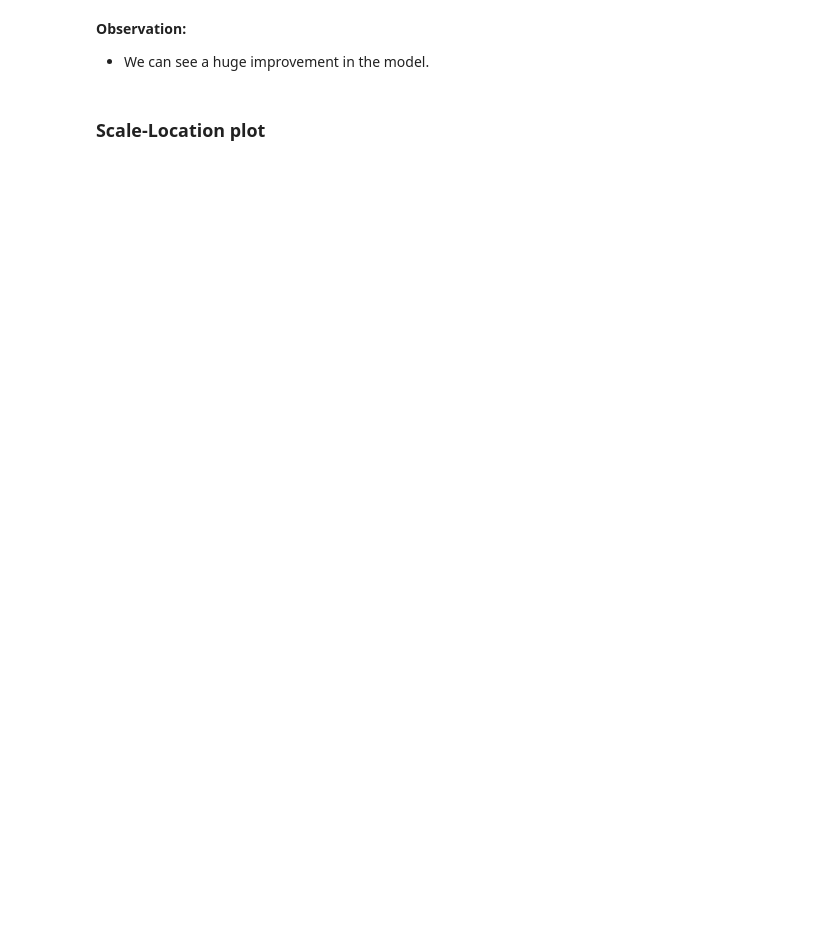
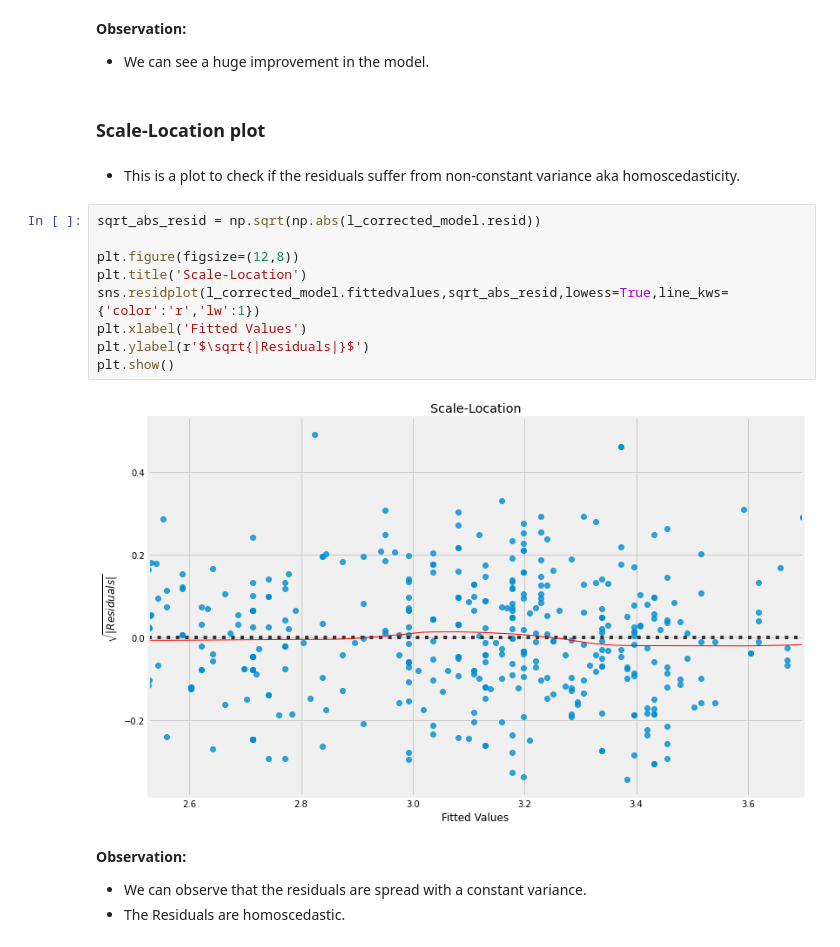
Before and after one commit to Revanthshalon/Machine-Learning, a Jupyter notebook: An Introduction to Statistical Learning/Unit 3 - Linear Regression/Understanding Diagnostic Plots.ipynb, the cells around one changed output. Saved outputs shown, nothing was run; the diff lists cells and outputs as text; blank space fills up the shorter version.

Commit message:
Unit 3 - Linear Regression
Update in the Diagnostic plots

```diff
--- a/An Introduction to Statistical Learning/Unit 3 - Linear Regression/Understanding Diagnostic Plots.ipynb
+++ b/An Introduction to Statistical Learning/Unit 3 - Linear Regression/Understanding Diagnostic Plots.ipynb
@@ -236,3 +236,20 @@ plt.show()
 - We can see a huge improvement in the model.
 # %% [markdown]
 ### Scale-Location plot
+# %% [markdown]
+- This is a plot to check if the residuals suffer from non-constant variance aka homoscedasticity.
+# %%
+sqrt_abs_resid = np.sqrt(np.abs(l_corrected_model.resid))
+
+plt.figure(figsize=(12,8))
+plt.title('Scale-Location')
+sns.residplot(l_corrected_model.fittedvalues,sqrt_abs_resid,lowess=True,line_kws={'color':'r','lw':1})
+plt.xlabel('Fitted Values')
+plt.ylabel(r'$\sqrt{|Residuals|}$')
+plt.show()
+# %% [output]
+[figure, added]
+# %% [markdown]
+**Observation:**
+- We can observe that the residuals are spread with a constant variance.
+- The Residuals are homoscedastic.
```
Also changed, not shown: parts of 16 cells of this notebook.
